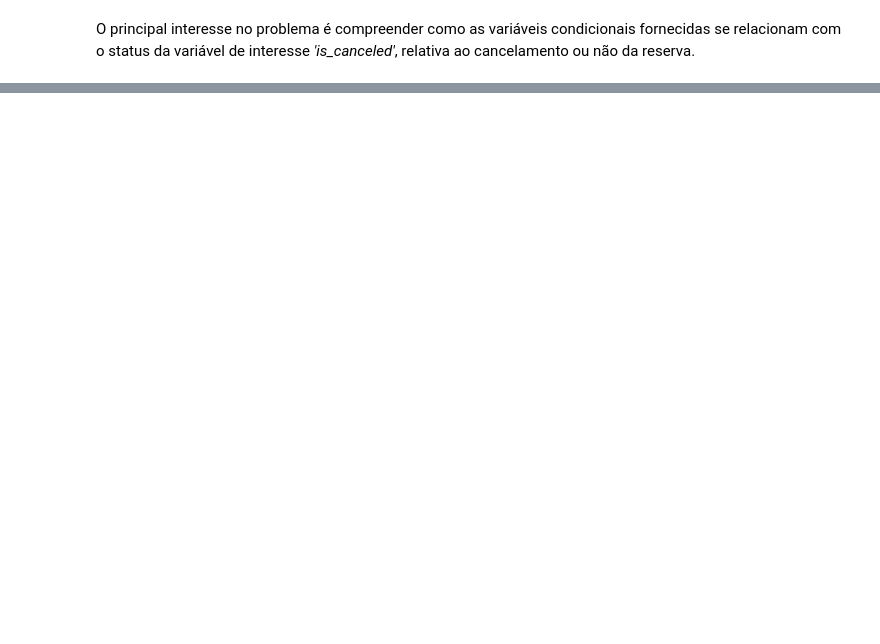
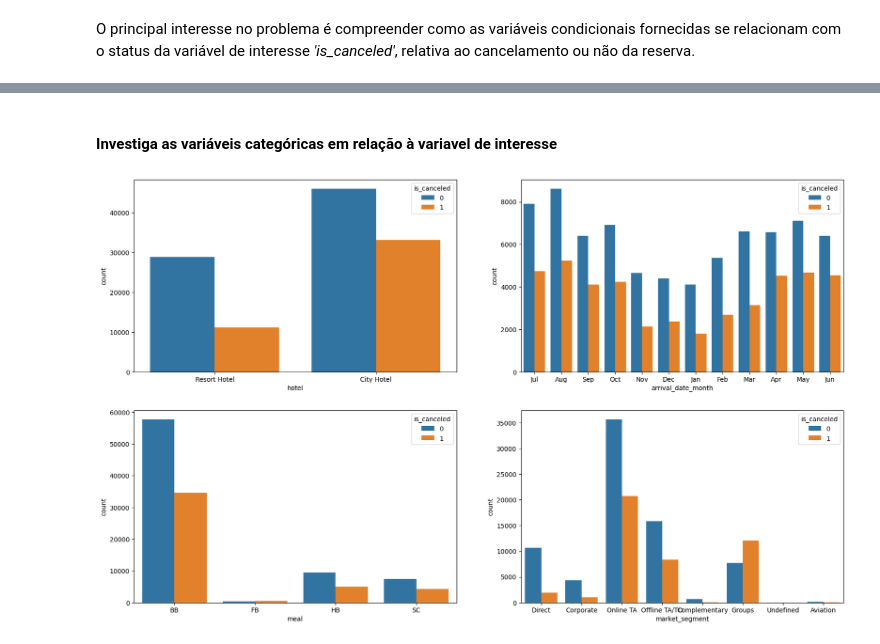
Before and after one commit to fgaraujofh/AEDI, a Jupyter notebook: prova/AEDI_Prova1_Questao2..ipynb, the cells around one changed output, grey strips where cells are left out. Saved outputs shown, nothing was run; the diff lists cells and outputs as text; code cells hidden in the pictures; blank space fills up the shorter version.

```diff
--- a/prova/AEDI_Prova1_Questao2..ipynb
+++ b/prova/AEDI_Prova1_Questao2..ipynb
@@ -100,0 +108,14 @@ plt.show()
+# %% [markdown]
+#### Investiga as variáveis categóricas em relação à variavel de interesse
+# %%
+# Variáveis categóricas
+fig, axarr = plt.subplots(2, 2, figsize=(20, 12))
+sns.countplot(x='hotel', hue='is_canceled', data=df, ax=axarr[0][0])
+ax = sns.countplot(x='arrival_date_month', hue='is_canceled', data=df, ax=axarr[0][1])
+ax.set_xticklabels([item.get_text()[:3] for item in ax.get_xticklabels()])
+sns.countplot(x='meal', hue='is_canceled', data=df, ax=axarr[1][0])
+sns.countplot(x='market_segment', hue='is_canceled', data=df, ax=axarr[1][1])
+
+plt.show()
+# %% [output]
+[figure, added]
```
Also changed, not shown: parts of 43 cells of this notebook, 2 other files.
